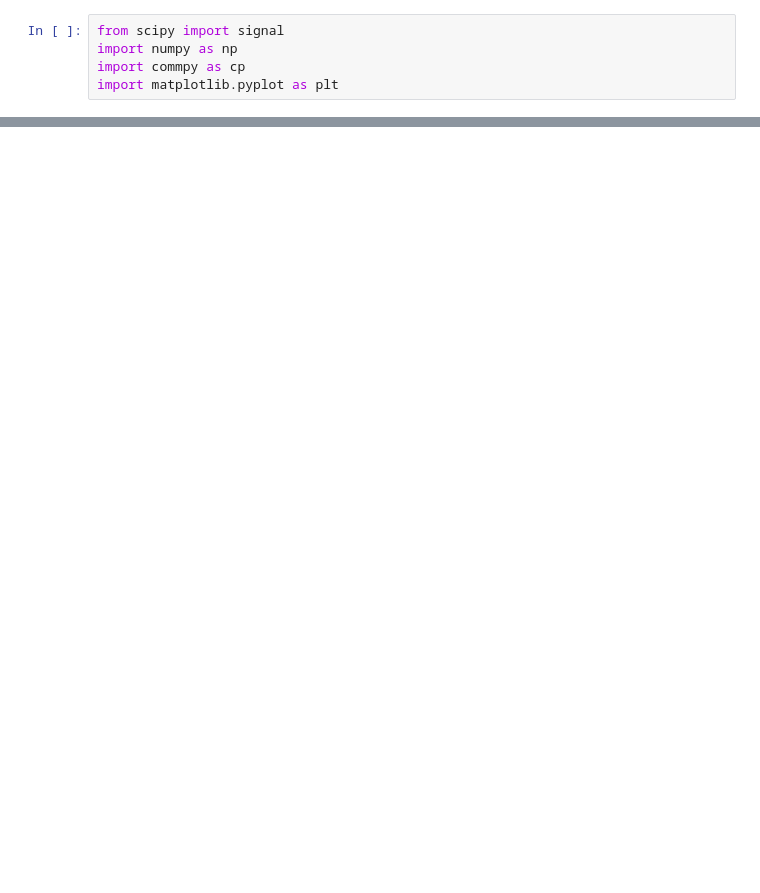
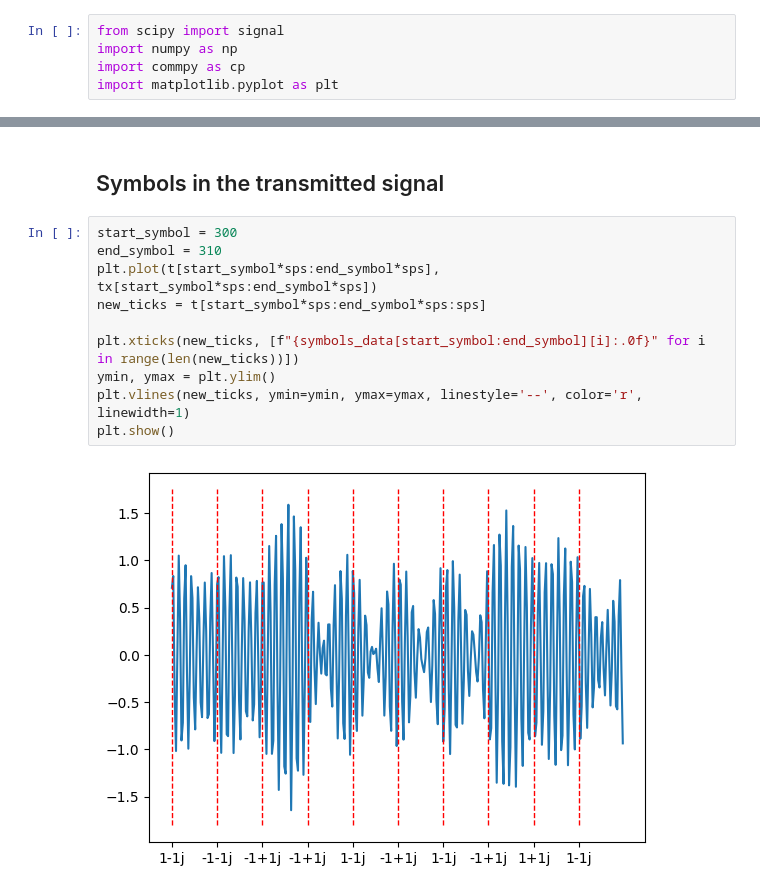
Before and after one commit to egz01/CommSysCourse, a Jupyter notebook: QPSK/qpsk_sim.ipynb, the cells around one changed output, grey strips where cells are left out. Drawn from its saved outputs; the diff is of its cells as text; blank space fills up the shorter version.

```diff
--- a/QPSK/qpsk_sim.ipynb
+++ b/QPSK/qpsk_sim.ipynb
@@ -95,0 +175,14 @@ plt.show()
+# %% [markdown]
+## Symbols in the transmitted signal
+# %%
+start_symbol = 300
+end_symbol = 310
+plt.plot(t[start_symbol*sps:end_symbol*sps], tx[start_symbol*sps:end_symbol*sps])
+new_ticks = t[start_symbol*sps:end_symbol*sps:sps]
+
+plt.xticks(new_ticks, [f"{symbols_data[start_symbol:end_symbol][i]:.0f}" for i in range(len(new_ticks))])
+ymin, ymax = plt.ylim()
+plt.vlines(new_ticks, ymin=ymin, ymax=ymax, linestyle='--', color='r', linewidth=1)
+plt.show()
+# %% [output]
+[figure, added]
```
Also changed, not shown: parts of 17 cells of this notebook, 2 other files.
